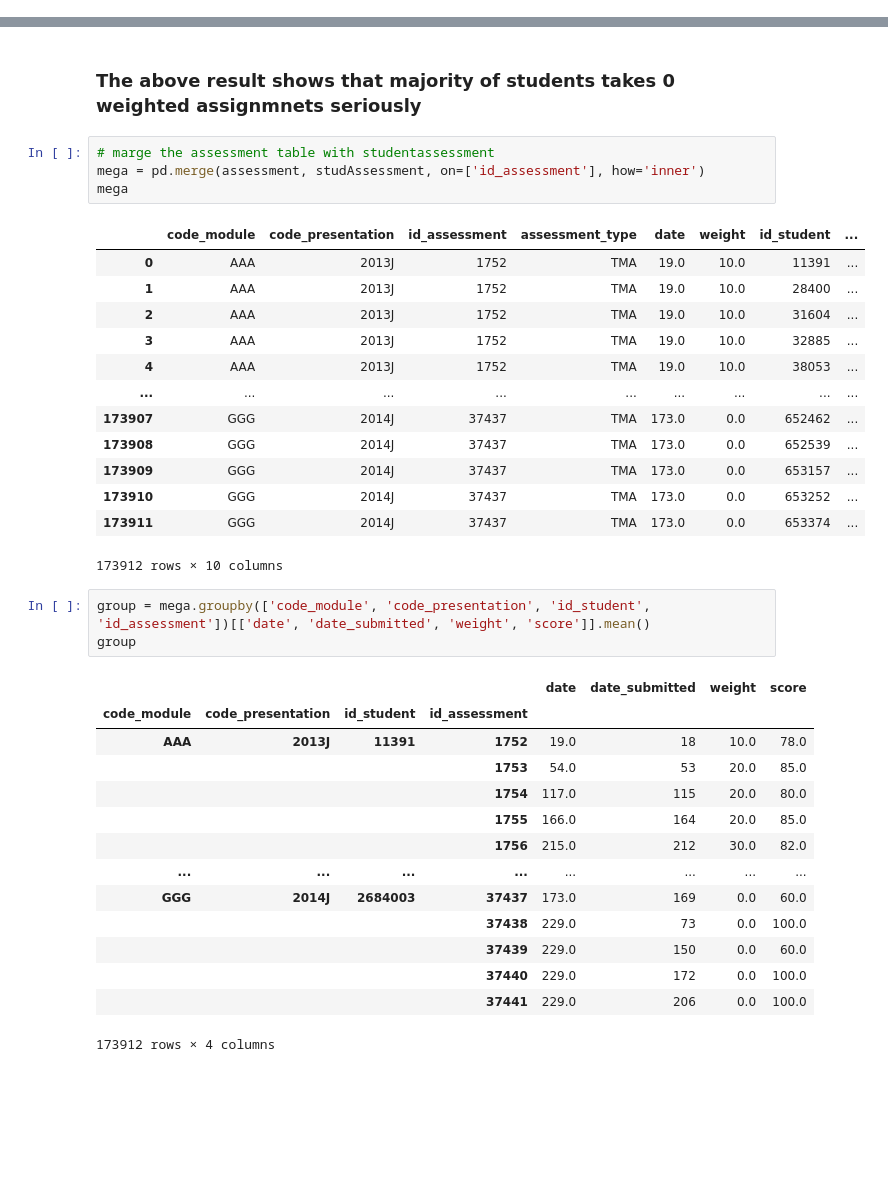
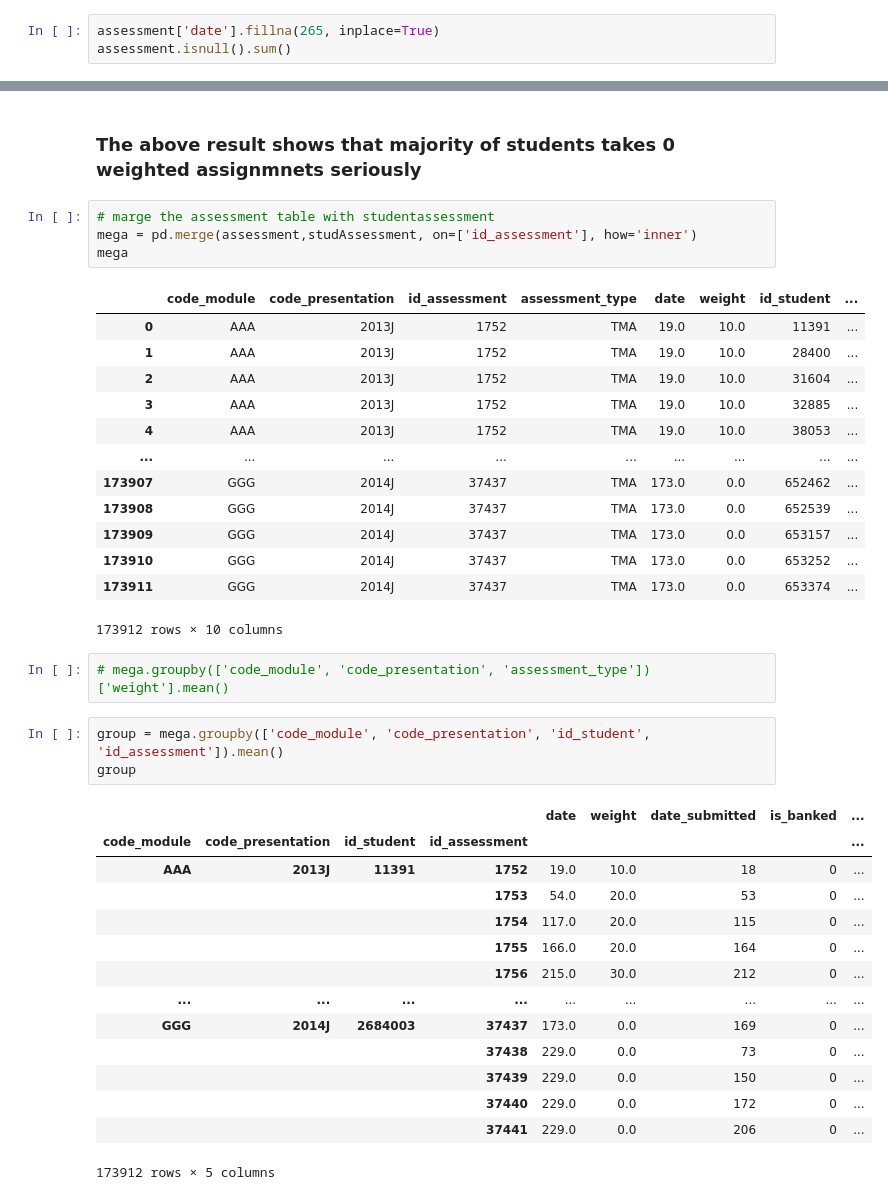
Before and after one commit to olagrasli/DataMiningProject, a Jupyter notebook: student assessment.ipynb, the cells around one changed output, grey strips where cells are left out. Saved outputs shown, nothing was run; the diff lists cells and outputs as text; blank space fills up the shorter version.

```diff
--- a/student assessment.ipynb
+++ b/student assessment.ipynb
@@ -39,0 +99,3 @@ assessment
+# %%
+assessment['date'].fillna(265, inplace=True)
+assessment.isnull().sum()
@@ -95,7 +191,7 @@ studAssessment[studAssessment['id_assessment'].apply(lambda x: x in weight0)].de
 ### The above result shows that majority of students takes 0 weighted assignmnets seriously
 # %%
 # marge the assessment table with studentassessment
-mega = pd.merge(assessment, studAssessment, on=['id_assessment'], how='inner')
+mega = pd.merge(assessment,studAssessment, on=['id_assessment'], how='inner')
 mega
 # %% [output]
 |  | code_module | code_presentation | id_assessment | assessment_type | date | weight | id_student | ... |
@@ -111,21 +207,23 @@ mega
 | 173910 | GGG | 2014J | 37437 | TMA | 173.0 | 0.0 | 653252 | ... |
 | 173911 | GGG | 2014J | 37437 | TMA | 173.0 | 0.0 | 653374 | ... |
 173912 rows × 10 columns
+# %%
+# mega.groupby(['code_module', 'code_presentation', 'assessment_type'])['weight'].mean()
 # %%
-group = mega.groupby(['code_module', 'code_presentation', 'id_student', 'id_assessment'])[['date', 'date_submitted', 'weight', 'score']].mean()
+group = mega.groupby(['code_module', 'code_presentation', 'id_student', 'id_assessment']).mean()
 group
 # %% [output]
-|  |  |  |  | date | date_submitted | weight | score |
-| code_module | code_presentation | id_student | id_assessment |  |  |  |  |
-| AAA | 2013J | 11391 | 1752 | 19.0 | 18 | 10.0 | 78.0 |
-|  |  |  | 1753 | 54.0 | 53 | 20.0 | 85.0 |
-|  |  |  | 1754 | 117.0 | 115 | 20.0 | 80.0 |
-|  |  |  | 1755 | 166.0 | 164 | 20.0 | 85.0 |
-|  |  |  | 1756 | 215.0 | 212 | 30.0 | 82.0 |
-| ... | ... | ... | ... | ... | ... | ... | ... |
-| GGG | 2014J | 2684003 | 37437 | 173.0 | 169 | 0.0 | 60.0 |
-|  |  |  | 37438 | 229.0 | 73 | 0.0 | 100.0 |
-|  |  |  | 37439 | 229.0 | 150 | 0.0 | 60.0 |
-|  |  |  | 37440 | 229.0 | 172 | 0.0 | 100.0 |
-|  |  |  | 37441 | 229.0 | 206 | 0.0 | 100.0 |
+|  |  |  |  | date | weight | date_submitted | is_banked | ... |
+| code_module | code_presentation | id_student | id_assessment |  |  |  |  | ... |
+| AAA | 2013J | 11391 | 1752 | 19.0 | 10.0 | 18 | 0 | ... |
+|  |  |  | 1753 | 54.0 | 20.0 | 53 | 0 | ... |
+|  |  |  | 1754 | 117.0 | 20.0 | 115 | 0 | ... |
+|  |  |  | 1755 | 166.0 | 20.0 | 164 | 0 | ... |
+|  |  |  | 1756 | 215.0 | 30.0 | 212 | 0 | ... |
+| ... | ... | ... | ... | ... | ... | ... | ... | ... |
+| GGG | 2014J | 2684003 | 37437 | 173.0 | 0.0 | 169 | 0 | ... |
+|  |  |  | 37438 | 229.0 | 0.0 | 73 | 0 | ... |
+|  |  |  | 37439 | 229.0 | 0.0 | 150 | 0 | ... |
+|  |  |  | 37440 | 229.0 | 0.0 | 172 | 0 | ... |
+|  |  |  | 37441 | 229.0 | 0.0 | 206 | 0 | ... |
-173912 rows × 4 columns
+173912 rows × 5 columns
```
Also changed, not shown: parts of 19 cells of this notebook, 2 other files.
